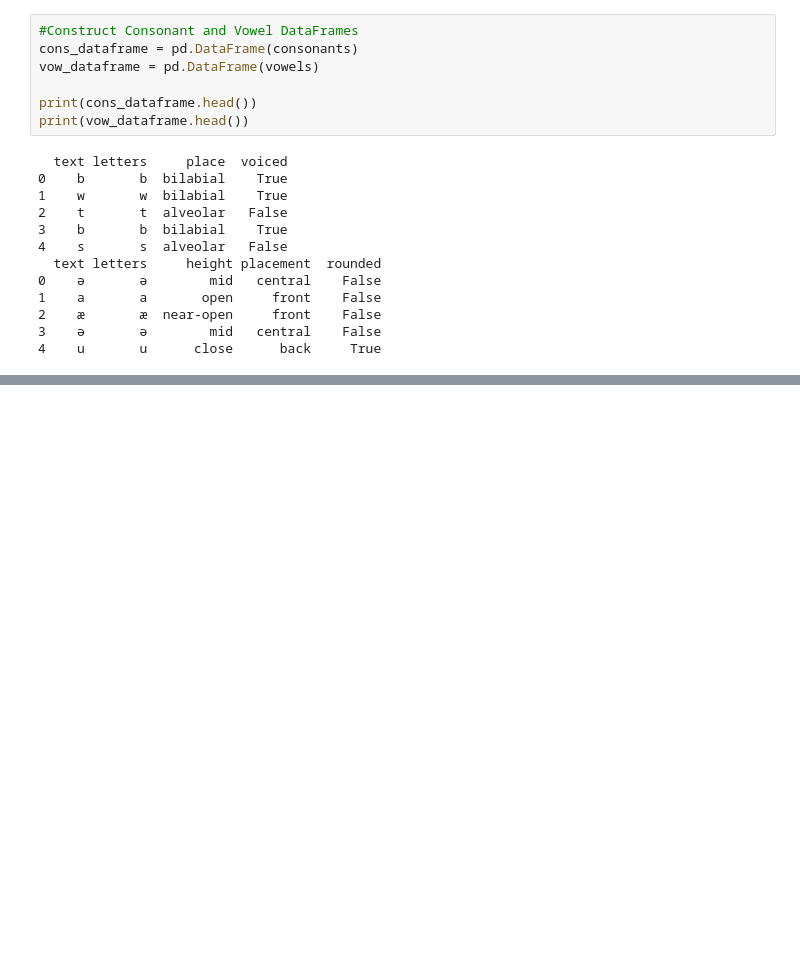
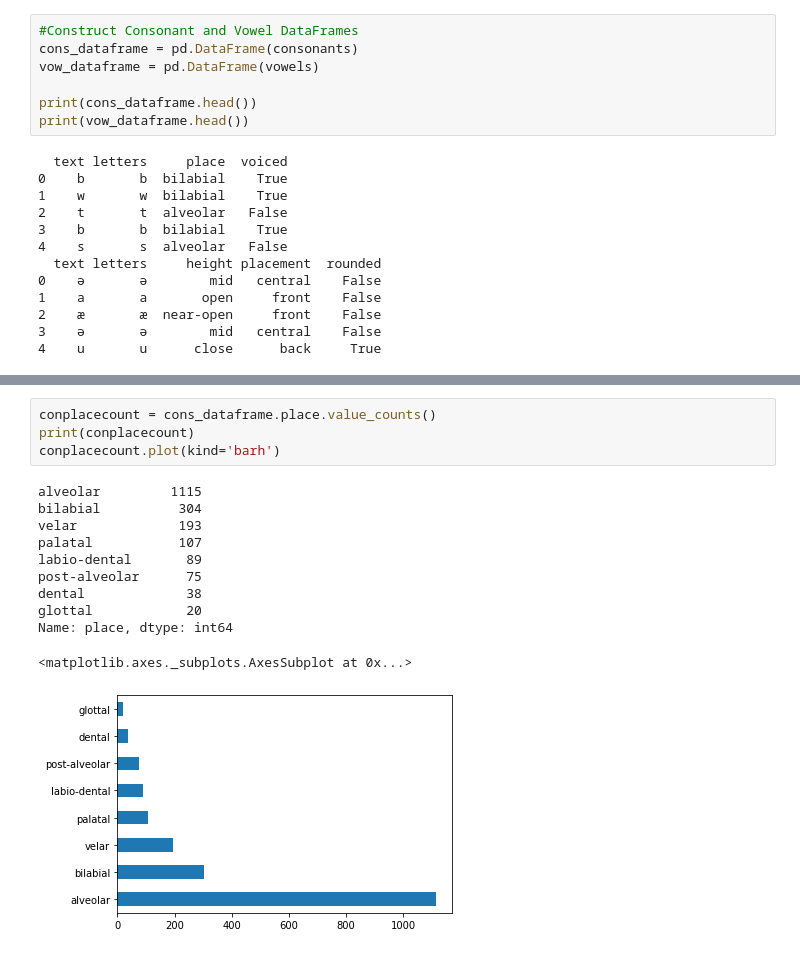
Before and after one commit to Taypapen/EDA_in_progress, a Jupyter notebook: Data_Analysis.ipynb, the cells around one changed output, grey strips where cells are left out. Saved outputs shown, nothing was run; the diff lists cells and outputs as text; blank space fills up the shorter version.

```diff
--- a/Data_Analysis.ipynb
+++ b/Data_Analysis.ipynb
@@ -176,0 +188,16 @@ print(vow_dataframe.head())
+# %%
+conplacecount = cons_dataframe.place.value_counts()
+print(conplacecount)
+conplacecount.plot(kind='barh')
+# %% [output]
+alveolar         1115
+bilabial          304
+velar             193
+palatal           107
+labio-dental       89
+post-alveolar      75
+dental             38
+glottal            20
+Name: place, dtype: int64
+<matplotlib.axes._subplots.AxesSubplot at 0x...>
+[figure, added]
```
Also changed, not shown: parts of 16 cells of this notebook.
